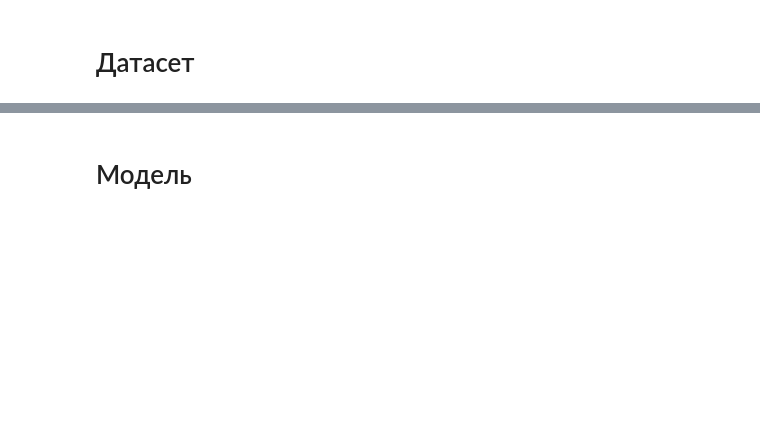
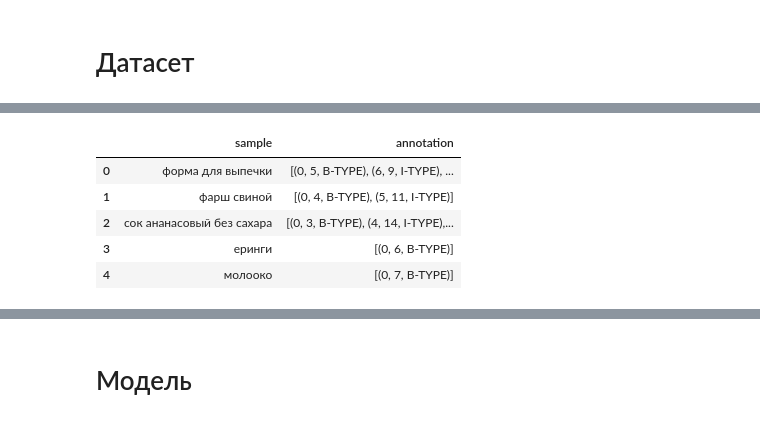
Before and after one commit to AntonSHBK/hackathon_x5, a Jupyter notebook: backend/ml/notebooks/hackathon_x5.ipynb, the cells around one changed output, grey strips where cells are left out. Saved outputs shown, nothing was run; the diff lists cells and outputs as text; code cells hidden in the pictures; blank space fills up the shorter version.

```diff
--- a/backend/ml/notebooks/hackathon_x5.ipynb
+++ b/backend/ml/notebooks/hackathon_x5.ipynb
@@ -209,3 +271,12 @@ train_data.head()
+# %%
+df_submission.head()
+# %% [output]
+|  | sample | annotation |
+| 0 | форма для выпечки | [(0, 5, B-TYPE), (6, 9, I-TYPE), ... |
+| 1 | фарш свиной | [(0, 4, B-TYPE), (5, 11, I-TYPE)] |
+| 2 | сок ананасовый без сахара | [(0, 3, B-TYPE), (4, 14, I-TYPE),... |
+| 3 | еринги | [(0, 6, B-TYPE)] |
+| 4 | молооко | [(0, 7, B-TYPE)] |
 # %%
 from ml.dataset import NerDataSet
 
```
Also changed, not shown: parts of 36 cells of this notebook, 3 other files.
